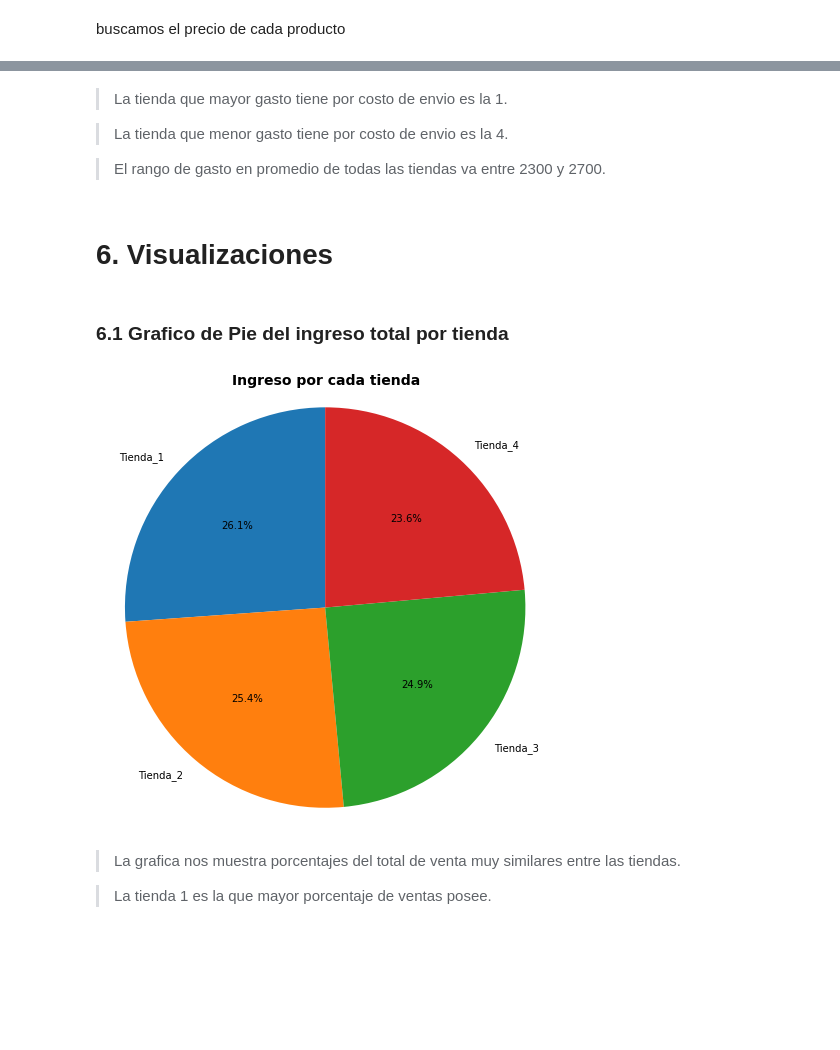
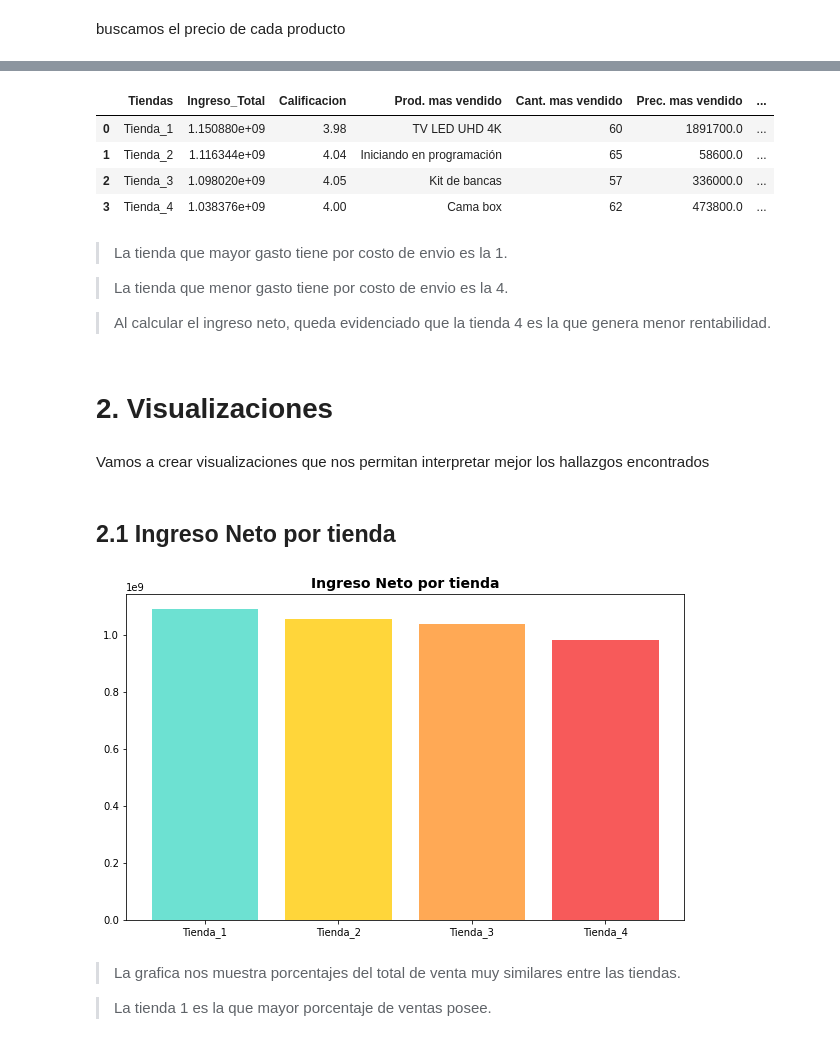
Before and after one commit to jbernalg/challenge-store, a Jupyter notebook: AluraStoreLatam.ipynb, the cells around one changed output, grey strips where cells are left out. Cells and saved outputs as stored; diff of their text form; code cells hidden in the pictures; blank space fills up the shorter version.

Commit message:
ingreso neto por tienda

```diff
--- a/AluraStoreLatam.ipynb
+++ b/AluraStoreLatam.ipynb
@@ -276,0 +255,15 @@ cost_T4
+# %%
+tiendas = [tienda, tienda2, tienda3, tienda4]
+
+prom_cost_envio = []
+cant_envios = []
+total_gastado = []
+
+for df in tiendas:
+    promedio = df['Costo de envío'].mean()
+    cantidad = df['Costo de envío'].count()
+    total = df['Costo de envío'].sum()
+
+    prom_cost_envio.append(round(promedio, 2))
+    cant_envios.append(cantidad)
+    total_gastado.append(total)
@@ -276,0 +272,6 @@ cost_T4
+# %%
+tiendas_df['Promedio Costo Envio'] = prom_cost_envio
+tiendas_df['Total Envios'] = cant_envios
+tiendas_df['Total Gastado por Envios'] = total_gastado
+
+tiendas_df
@@ -277,21 +286,34 @@ cost_T4
+# %%
+tiendas_df['Ingreso Neto'] = tiendas_df['Ingreso_Total'] - tiendas_df['Total Gastado por Envios']
+tiendas_df
+# %% [output]
+|  | Tiendas | Ingreso_Total | Calificacion | Prod. mas vendido | Cant. mas vendido | Prec. mas vendido | ... |
+| 0 | Tienda_1 | 1.150880e+09 | 3.98 | TV LED UHD 4K | 60 | 1891700.0 | ... |
+| 1 | Tienda_2 | 1.116344e+09 | 4.04 | Iniciando en programación | 65 | 58600.0 | ... |
+| 2 | Tienda_3 | 1.098020e+09 | 4.05 | Kit de bancas | 57 | 336000.0 | ... |
+| 3 | Tienda_4 | 1.038376e+09 | 4.00 | Cama box | 62 | 473800.0 | ... |
 # %% [markdown]
 > La tienda que mayor gasto tiene por costo de envio es la 1.
 
 > La tienda que menor gasto tiene por costo de envio es la 4.
 
-> El rango de gasto en promedio de todas las tiendas va entre 2300 y 2700.
+> Al calcular el ingreso neto, queda evidenciado que la tienda 4 es la que genera menor rentabilidad.
 # %% [markdown]
-# 6. Visualizaciones
+# 2. Visualizaciones
-# %% [markdown]
-### 6.1 Grafico de Pie del ingreso total por tienda
+# %% [markdown]
+Vamos a crear visualizaciones que nos permitan interpretar mejor los hallazgos encontrados
+# %% [markdown]
+## 2.1 Ingreso Neto por tienda
 # %%
-plt.figure(figsize=(8,8))
-plt.pie(tiendas_df['Ingreso_Total'], labels=tiendas_df['Tiendas'], autopct='%1.1f%%', startangle=90)
-plt.title('Ingreso por cada tienda', fontsize=14, fontweight='bold')
-plt.axis('equal')
+import matplotlib.pyplot as plt
+
+colors = ['#6DE1D2', '#FFD63A', '#FFA955', '#F75A5A']
+plt.figure(figsize=(10,6))
+plt.bar(x=tiendas_df['Tiendas'], height=tiendas_df['Ingreso Neto'], color = colors)
+plt.title('Ingreso Neto por tienda', fontsize=14, fontweight='bold')
 plt.show()
 # %% [output]
-[figure, old version]
+[figure, new version]
 # %% [markdown]
 > La grafica nos muestra porcentajes del total de venta muy similares entre las tiendas.
 
```
Also changed, not shown: parts of 11 cells of this notebook.
